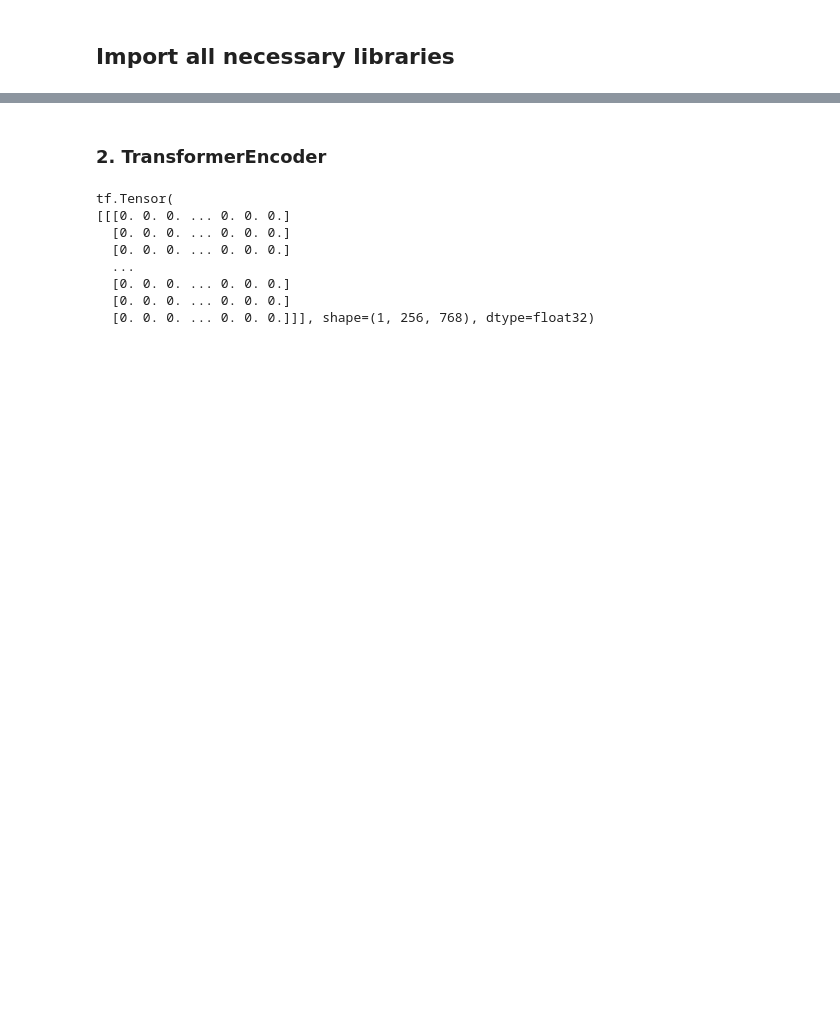
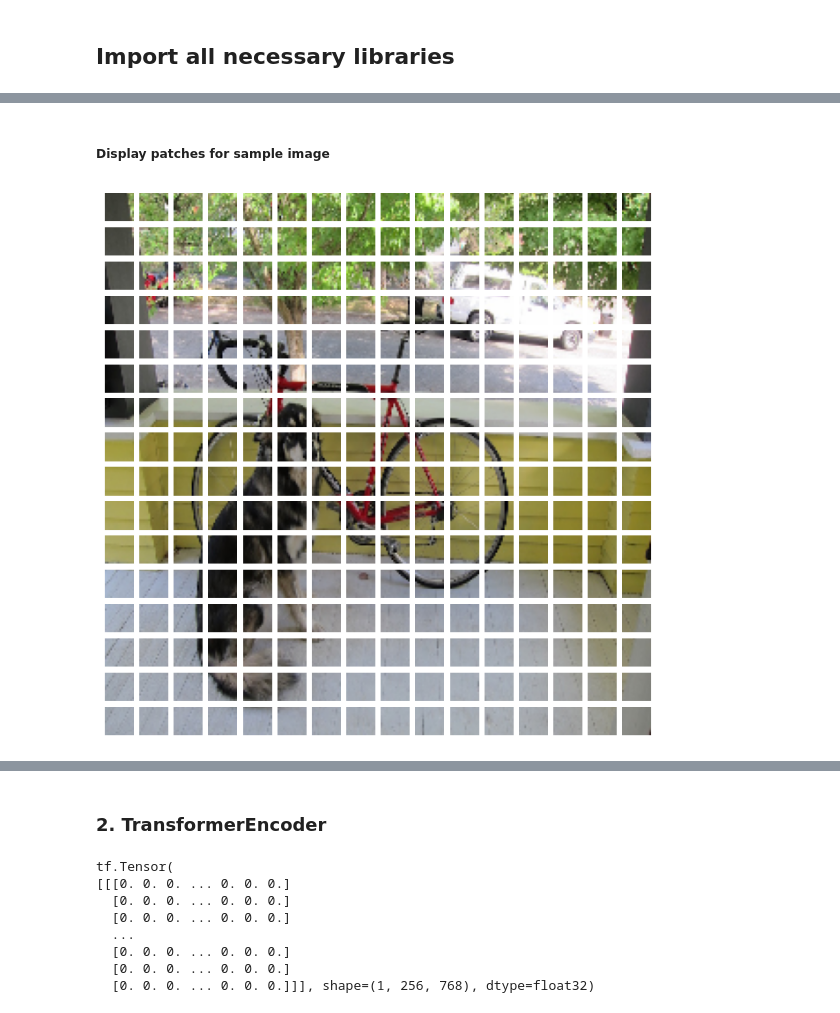
Before and after one commit to kaka-lin/vit-tf2, a Jupyter notebook: ViT.ipynb, the cells around one changed output, grey strips where cells are left out. Drawn from its saved outputs; the diff is of its cells as text; code cells hidden in the pictures; blank space fills up the shorter version.

```diff
--- a/ViT.ipynb
+++ b/ViT.ipynb
@@ -49,9 +27,0 @@ print(flattened_patches.shape)
-# %%
-plt.figure(figsize=(8,8))
-k = 0
-for i in range(16):
-    for j in range(16):
-        ax = plt.subplot(16, 16, k+1)
-        plt.imshow(tf.reshape(patches[0,i,j,:], (16,16,3)))
-        plt.axis("off")
-        k+=1
@@ -60,6 +27,0 @@ for i in range(16):
-# %%
-plt.figure(figsize=(8,8))
-for i in range(flattened_patches.shape[1]):
-        ax = plt.subplot(16, 16, i+1)
-        plt.imshow(tf.reshape(flattened_patches[0,i,:], (16,16,3)))
-        plt.axis("off")
@@ -71,0 +142,4 @@ for i in range(flattened_patches.shape[1]):
+# %%
+test_image = cv2.imread("images/dog.jpg")
+test_image = cv2.resize(test_image, (256, 256))
+test_image = tf.expand_dims(test_image, axis=0)
@@ -71,0 +158,15 @@ for i in range(flattened_patches.shape[1]):
+# %% [markdown]
+##### Display patches for sample image
+# %%
+plt.figure(figsize=(8,8))
+k = 0
+for i in range(16):
+    for j in range(16):
+        ax = plt.subplot(16, 16, k+1)
+        patch_img = tf.reshape(patches[0,i,j,:], (16,16,3))
+        patch_img_numpy = patch_img.numpy().astype("uint8") # BGR
+        plt.imshow(cv2.cvtColor(patch_img_numpy, cv2.COLOR_BGR2RGB))
+        plt.axis("off")
+        k+=1
+# %% [output]
+[figure, added]
```
Also changed, not shown: parts of 45 cells of this notebook, 2 other files.
